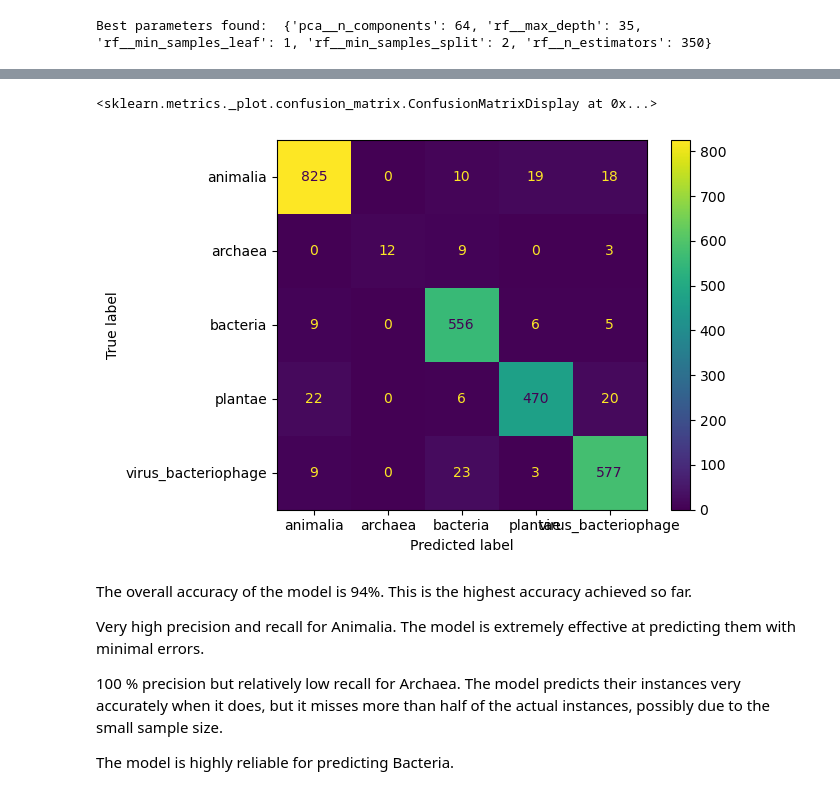
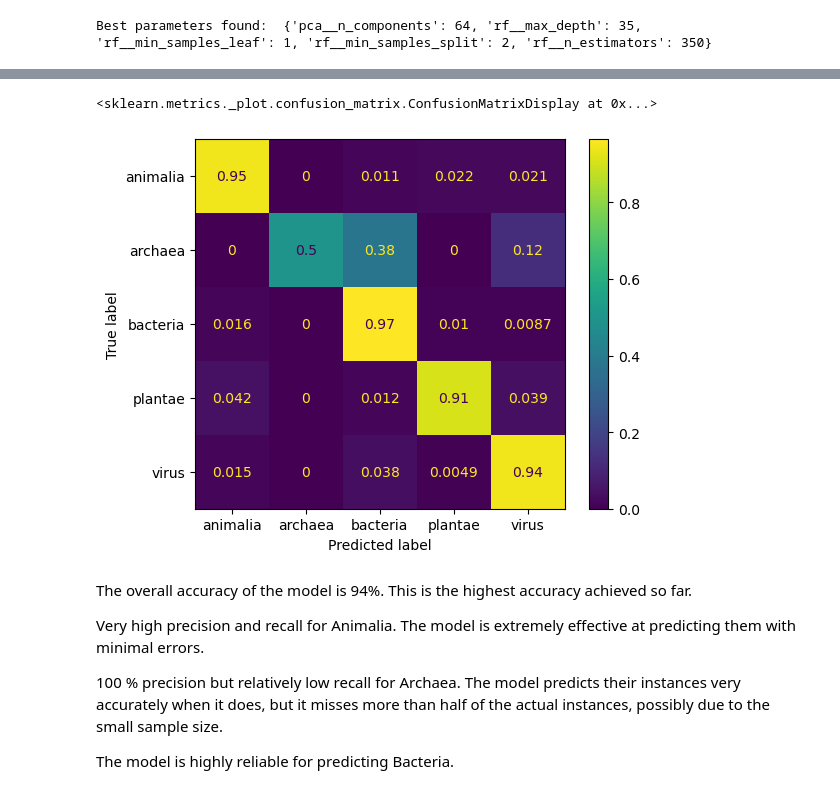
Before and after one commit to PierPompilii/Codon-Kingdom-Classifier, a Jupyter notebook: notebooks/03-modelling.ipynb, the cells around one changed output, grey strips where cells are left out. Cells and saved outputs as stored; diff of their text form; code cells hidden in the pictures.

```diff
--- a/notebooks/03-modelling.ipynb
+++ b/notebooks/03-modelling.ipynb
@@ -34,8 +36,8 @@ The primary objective of this study is to evaluate the performance of various ma
 # %%
 #separate the kingdoms into five, this is closer to the biological kingdoms
 codon_df_clean['Kingdom'] = codon_df_clean['Kingdom'].replace({
-    'vrl': 'virus_bacteriophage',
-    'phg': 'virus_bacteriophage',
+    'vrl': 'virus',
+    'phg': 'virus',
     'vrt': 'animalia',
     'pln': 'plantae',
     'bct': 'bacteria',
@@ -502,9 +512,9 @@ virus_bacteriophage       0.93      0.94      0.93       612
 # %%
 rf_test = confusion_matrix(y_test_rf, y_pred_rf)
-ConfusionMatrixDisplay.from_estimator(best_model_rf, X_test_rf, y_test_rf)
+ConfusionMatrixDisplay.from_estimator(best_model_rf, X_test_rf, y_test_rf, normalize='true')
 # %% [output]
 <sklearn.metrics._plot.confusion_matrix.ConfusionMatrixDisplay at 0x...>
-[figure, old version]
+[figure, new version]
 # %% [markdown]
 The overall accuracy of the model is 94%. This is the highest accuracy achieved so far.
 
```
Also changed, not shown: parts of 47 cells of this notebook, 11 other files.
